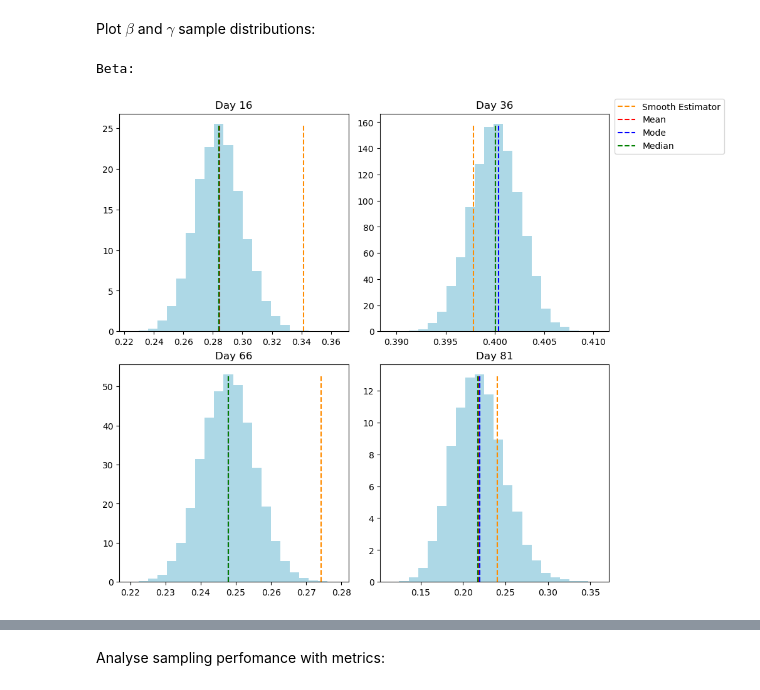
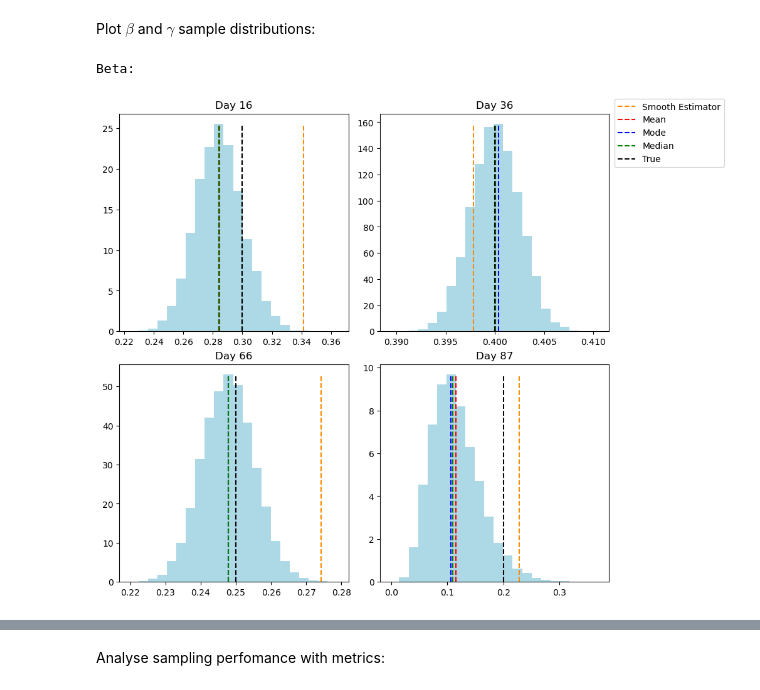
Before and after one commit to enlupi/SIR-Model-Change-Points, a Jupyter notebook: Presentation/Presentation.ipynb, the cells around one changed output, grey strips where cells are left out. Cells and saved outputs as stored; diff of their text form; code cells hidden in the pictures.

```diff
--- a/Presentation/Presentation.ipynb
+++ b/Presentation/Presentation.ipynb
@@ -874,11 +874,11 @@ plot_bg(beta_true[0][:stop_ind1], beta_est, beta_mean, beta_mode, beta_median,
 # %% [markdown]
 Plot $\beta$ and $\gamma$ sample distributions:
 # %%
-times=[15, 35, 65, 80]
+times=[15, 35, 65, 86]
 print("Beta:")
-plot_distrib(MCMC_chain1, 'beta', beta_est, beta_mean, beta_mode, beta_median, 20, times)
+plot_distrib(MCMC_chain1, 'beta', beta_est, beta_mean, beta_mode, beta_median, beta_true[0][:stop_ind1], 20, times)
 # %% [output]
 Beta:
-[figure, old version]
+[figure, new version]
 # %%
 print("Gamma:")
```
Also changed, not shown: parts of 6 cells of this notebook, 1 other file.
